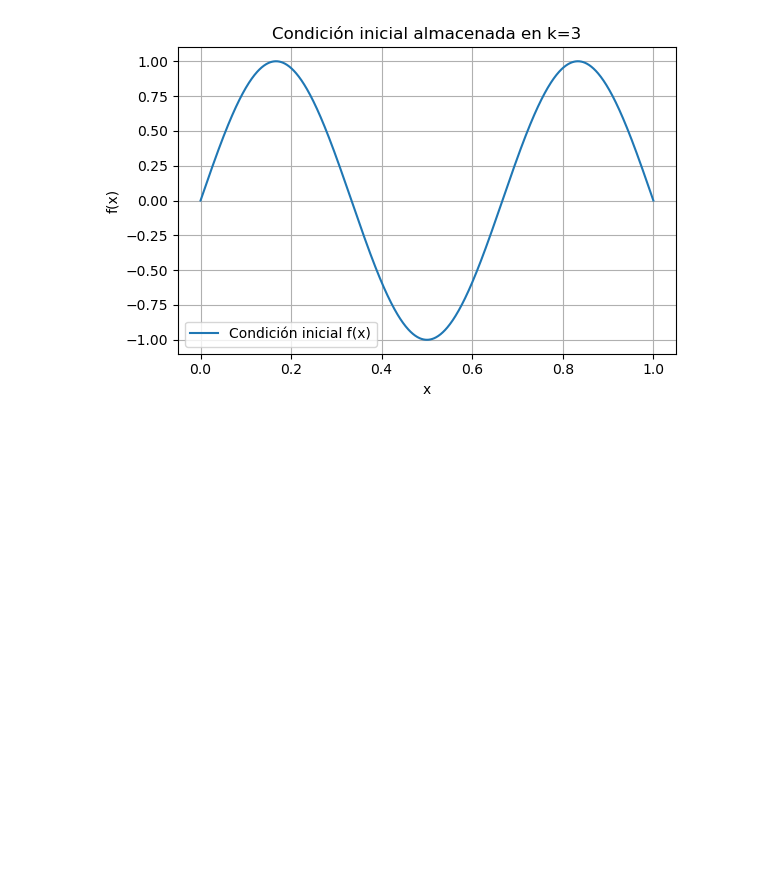
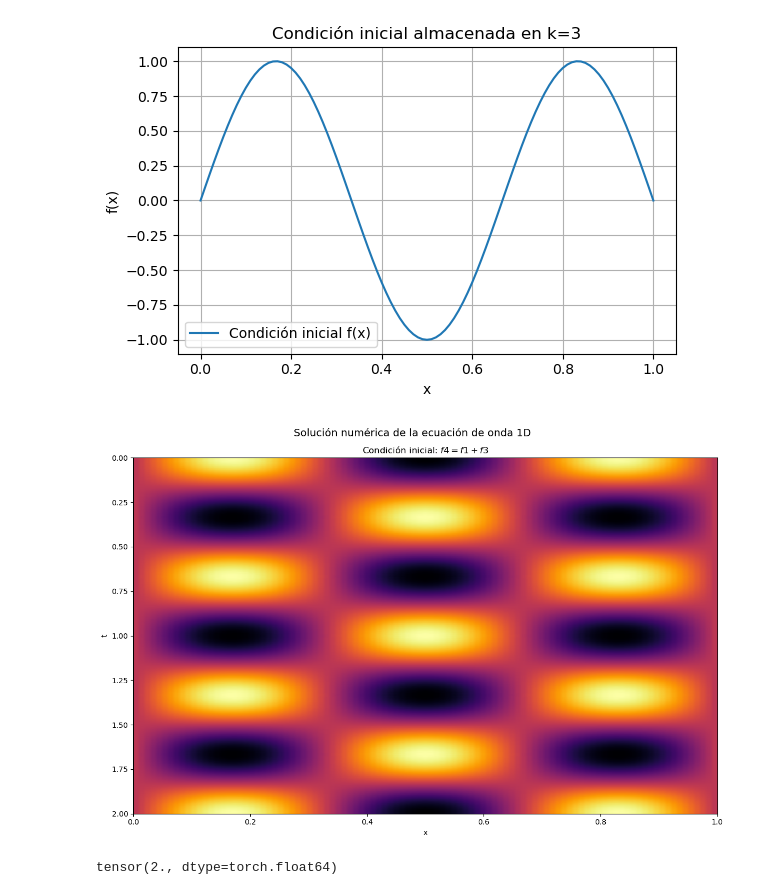
Before and after one commit to BrunoBreggia/Flow-Matching, a Jupyter notebook: EcOnda1D.ipynb, the cells around one changed output. Saved outputs shown, nothing was run; the diff lists cells and outputs as text; code cells hidden in the pictures; blank space fills up the shorter version.

```diff
--- a/EcOnda1D.ipynb
+++ b/EcOnda1D.ipynb
@@ -147,6 +66,7 @@ import numpy as np
 import matplotlib.pyplot as plt
 import torch
 import os
+from tqdm import tqdm
 
 # Crear directorio de salida
 os.makedirs("wave_solutions", exist_ok=True)
@@ -156,8 +76,8 @@ L = 1.0
 T = 2.0
 c = 1.0
 
-Nx = 1000
-Nt = 5000
+Nx = 100
+Nt = 500
 
 dx = L / Nx
 dt = T / Nt
@@ -172,6 +92,7 @@ assert r <= 1, f"Condición CFL no satisfecha: r = {r}"
 ks = [1, 2, 3, 4]
 funcs = [(lambda x, k=k: np.sin(k * np.pi * x), k) for k in ks]
 
+
 def solve_wave(f):
     u0 = f(x)
     u = np.zeros((Nt + 1, Nx + 1))
@@ -179,22 +100,22 @@ def solve_wave(f):
     u[1, 1:-1] = u0[1:-1] + 0.5 * r**2 * (u0[2:] - 2 * u0[1:-1] + u0[:-2])
     for n in range(1, Nt):
         u[n + 1, 1:-1] = (
-            2 * (1 - r**2) * u[n, 1:-1] - u[n - 1, 1:-1]
-            + r**2 * (u[n, 2:] + u[n, :-2])
+            2 * (1 - r**2) * u[n, 1:-1] - u[n - 1, 1:-1] + r**2 * (u[n, 2:] + u[n, :-2])
         )
     return u
 
+
 # Resolver y guardar como tensores torch para cada k
-for f, k in funcs:
+for f, k in tqdm(funcs):
     u = solve_wave(f)
     u_tensor = torch.tensor(u, dtype=torch.float32)  # (Nt+1, Nx+1)
     f_tensor = torch.tensor(f(x), dtype=torch.float32)
     data = {
-        "u": u_tensor,               # solución espacio-tiempo
-        "x": torch.tensor(x),        # grid espacial
-        "t": torch.tensor(t),        # grid temporal
+        "u": u_tensor,  # solución espacio-tiempo
+        "x": torch.tensor(x),  # grid espacial
+        "t": torch.tensor(t),  # grid temporal
         "f_x": torch.tensor(f_tensor),  # frecuencia inicial
-        "k": int(k)  # frecuencia inicial
+        "k": int(k),  # frecuencia inicial
     }
     torch.save(data, f"wave_solutions/u_wave_k{k}.pt")
 
@@ -221,3 +141,24 @@ plt.tight_layout()
 plt.show()
 # %% [output]
 [figure]
+# %%
+u = data["u"]
+
+# Crear figura de mapas de calor
+fig, axes = plt.subplots(1, 1, figsize=(12, 8), sharex=True, sharey=True)
+im = axes.imshow(u, extent=[0, L, T, 0], aspect="auto", cmap="inferno")
+axes.set_title(f"Condición inicial: {label}", fontsize=12)
+axes.set_xlabel("x")
+axes.set_ylabel("t")
+
+# Agregar barra de color común
+# cbar = fig.colorbar(im, ax=axes.ravel().tolist(), shrink=0.9, label='u(x,t)')
+plt.suptitle("Solución numérica de la ecuación de onda 1D", fontsize=14)
+plt.tight_layout()
+plt.show()
+# %% [output]
+[figure, added]
+# %%
+data["t"][-1]
+# %% [output]
+tensor(2., dtype=torch.float64)
```
Also changed, not shown: parts of 3 cells of this notebook, 24 other files.
